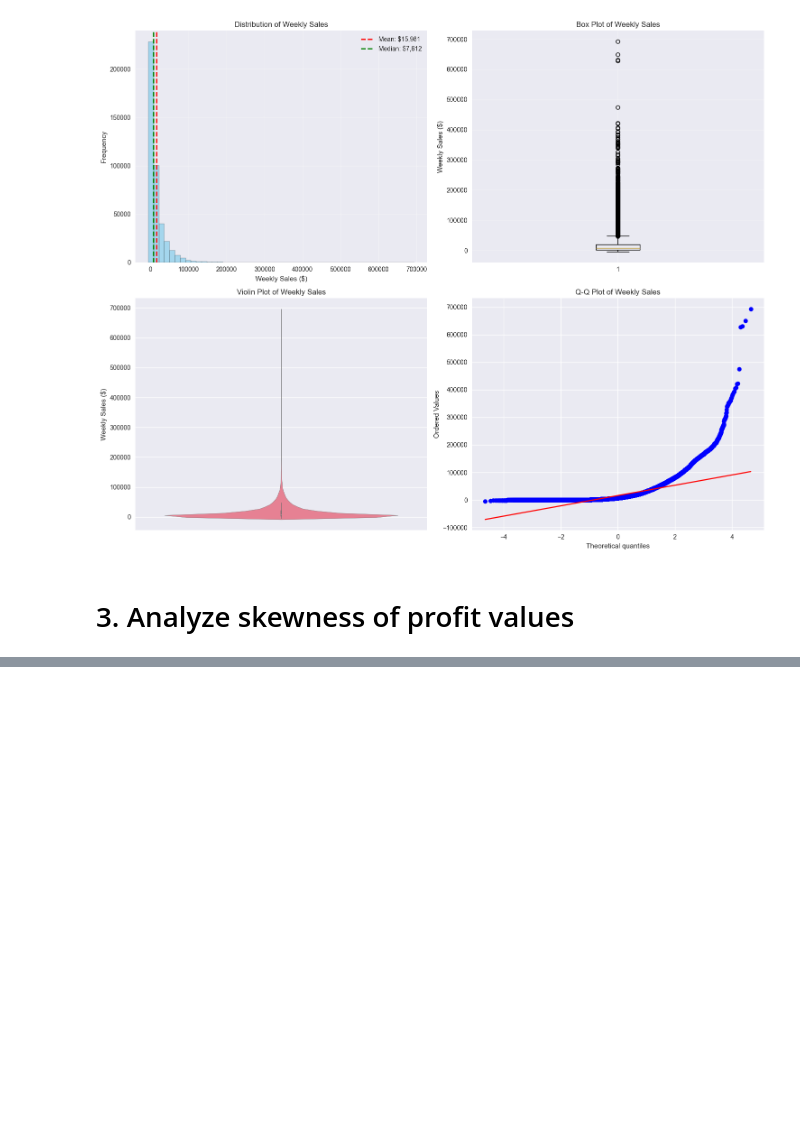
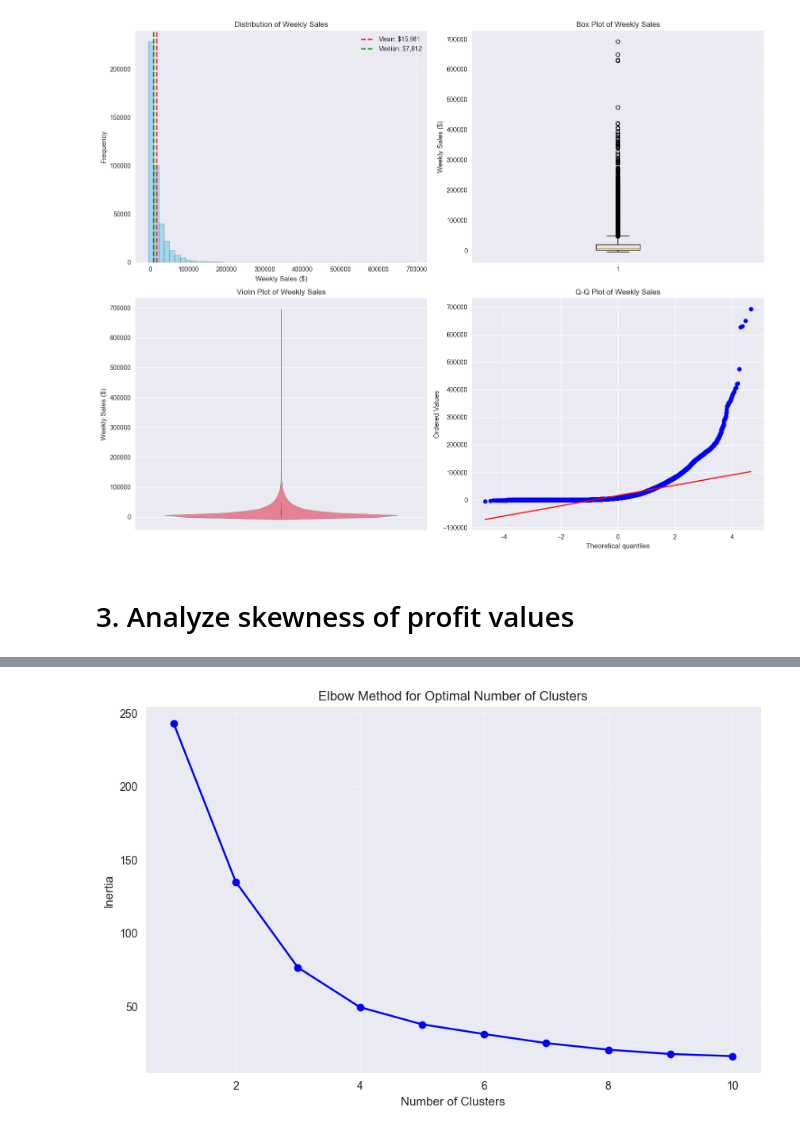
Before and after one commit to Mpitula/Retail-Sales-Forecasting-Statistical-Analysis, a Jupyter notebook: main.ipynb, the cells around one changed output, grey strips where cells are left out. Cells and saved outputs as stored; diff of their text form; code cells hidden in the pictures; blank space fills up the shorter version.

```diff
--- a/main.ipynb
+++ b/main.ipynb
@@ -239,0 +677,15 @@ Unemployment: Skewness = 1.1837
+# %%
+# For cluster analysis, let's aggregate data by department (as proxy for products)
+dept_sales = full_data.groupby('Dept').agg({
+    'Weekly_Sales': ['mean', 'std', 'sum'],
+    'MarkDown1': 'mean',  # Using MarkDown as profit proxy
+    'MarkDown2': 'mean',
+    'MarkDown3': 'mean'
+}).round(2)
+
+# Flatten column names
+dept_sales.columns = ['_'.join(col).strip() for col in dept_sales.columns.values]
+dept_sales = dept_sales.reset_index()
+
+print("Department-level Sales Statistics:")
+display(dept_sales.head(10))
@@ -239,0 +705,27 @@ Unemployment: Skewness = 1.1837
+# %%
+# Prepare data for clustering
+cluster_data = dept_sales[['Weekly_Sales_mean', 'Weekly_Sales_std', 'MarkDown1_mean']].dropna()
+
+# Standardize the data
+scaler = StandardScaler()
+scaled_data = scaler.fit_transform(cluster_data)
+
+# Determine optimal number of clusters using elbow method
+inertia = []
+k_range = range(1, 11)
+
+for k in k_range:
+    kmeans = KMeans(n_clusters=k, random_state=42, n_init=10)
+    kmeans.fit(scaled_data)
+    inertia.append(kmeans.inertia_)
+
+# Plot elbow curve
+plt.figure(figsize=(10, 6))
+plt.plot(k_range, inertia, 'bo-')
+plt.xlabel('Number of Clusters')
+plt.ylabel('Inertia')
+plt.title('Elbow Method for Optimal Number of Clusters')
+plt.grid(True, alpha=0.3)
+plt.show()
+# %% [output]
+[figure, added]
```
Also changed, not shown: parts of 21 cells of this notebook.
